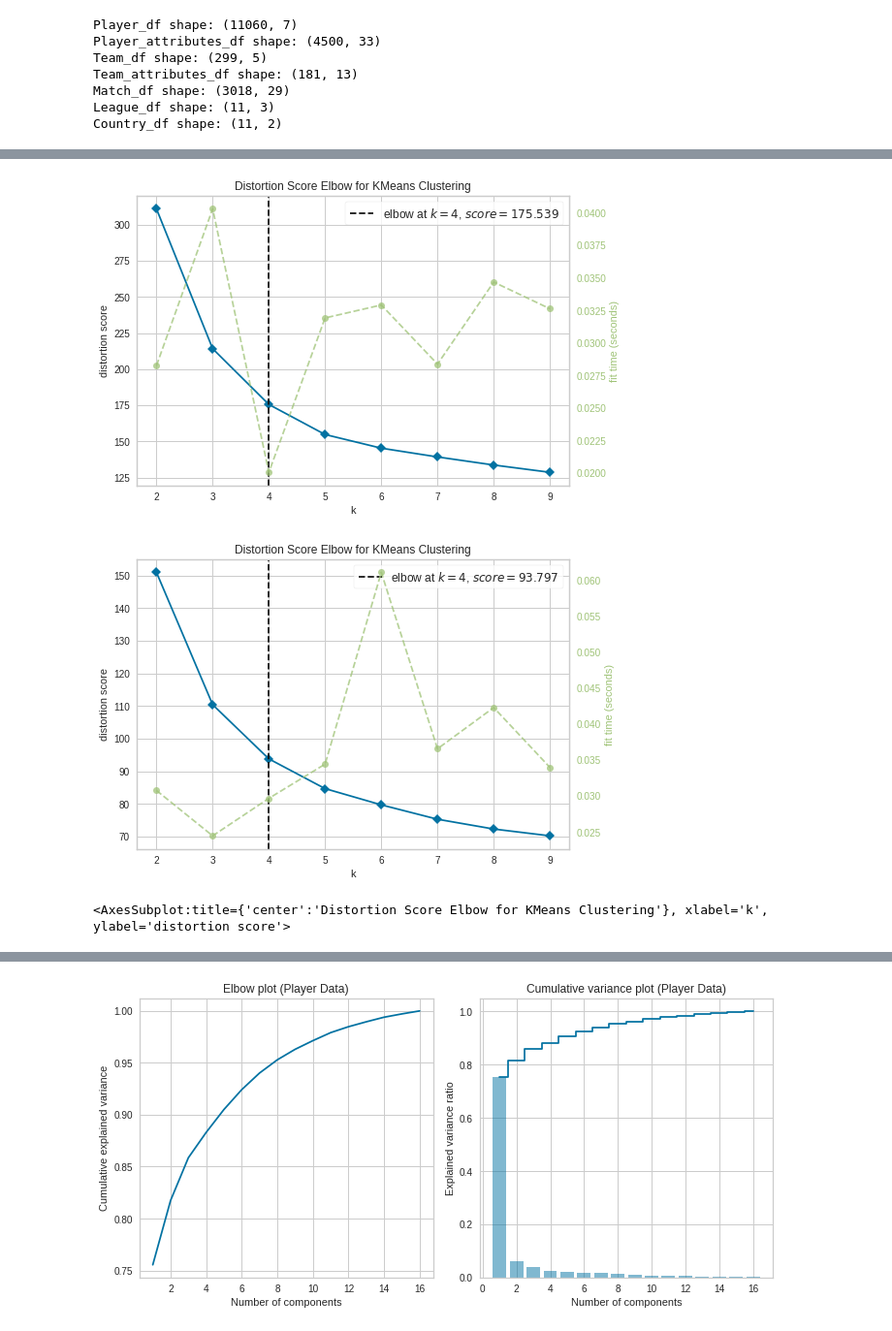
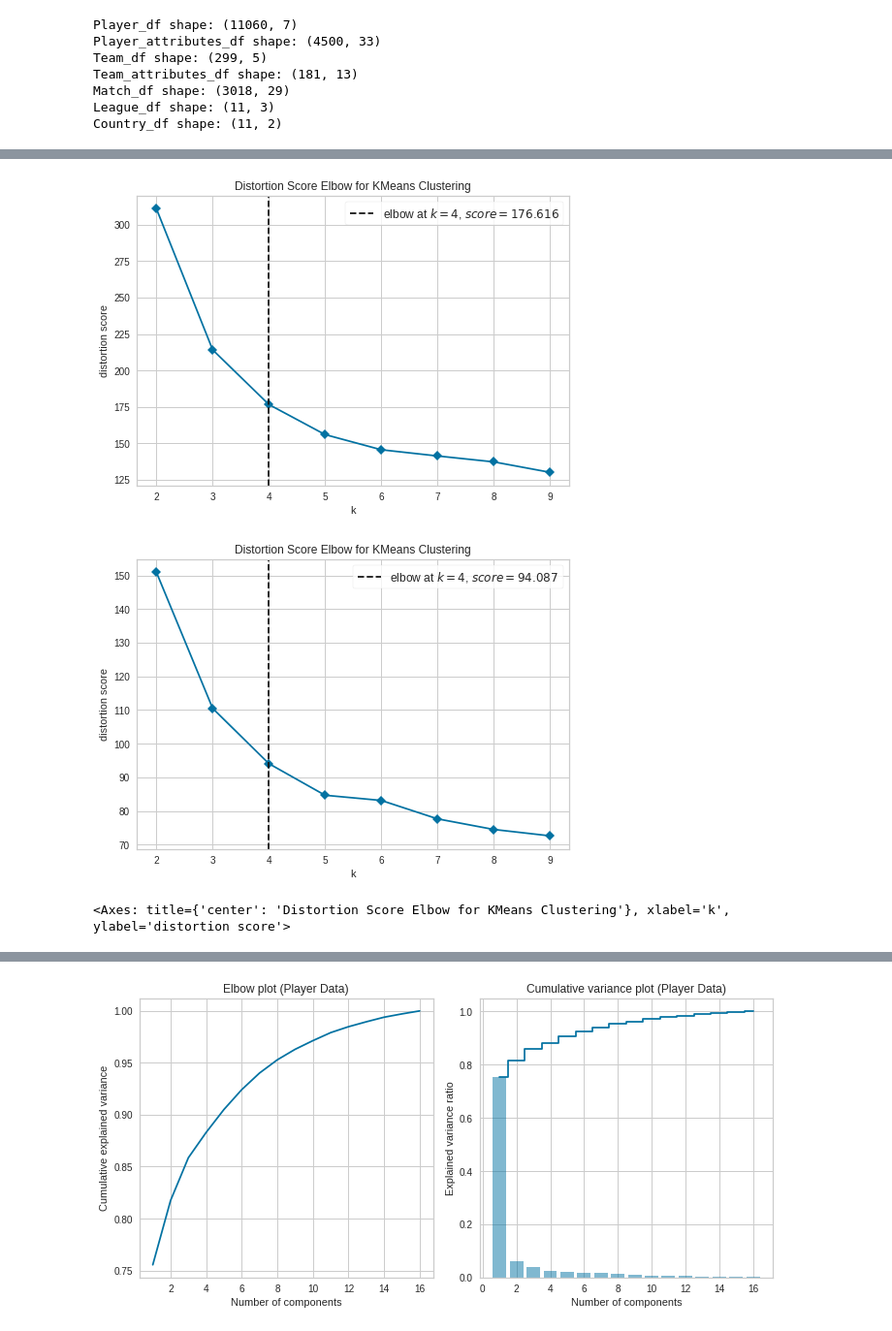
Before and after one commit to Danielpark1239/Spring_2023_IW, a Jupyter notebook: COS398_IW.ipynb, the cells around one changed output, grey strips where cells are left out. Shown: that part at 97% size. Cells and saved outputs as stored; diff of their text form; code cells hidden in the pictures.

```diff
--- a/COS398_IW.ipynb
+++ b/COS398_IW.ipynb
@@ -418,7 +419,7 @@ def construct_player_df(team_dict, player_attributes_df, labels):
       data[label] = colObj.mean()
       # data[label + '_stddev'] = colObj.std() # don't consider stddev of attributes
     df = pd.DataFrame(data, index=[team_api_id])
-    player_df = player_df.append(df)
+    player_df = pd.concat([player_df, df])
 
   return player_df
 
@@ -432,7 +433,7 @@ def construct_team_df(team_attributes_df, labels):
     for label in labels:
       data[label] = row[label]
     df = pd.DataFrame(data, index=[team_api_id])
-    team_df = team_df.append(df)
+    team_df = pd.concat([team_df, df])
 
   return team_df
 # %%
@@ -482,19 +505,19 @@ from yellowbrick.cluster import KElbowVisualizer
 # %%
 # Naive clustering and evaluation before and after heatmap feature selection (players)
 # Before
-km = KMeans(random_state=0)
-visualizer = KElbowVisualizer(km, k=(2,10))
+km = KMeans(random_state=0, n_init="auto")
+visualizer = KElbowVisualizer(km, k=(2,10), timings=False)
 visualizer.fit(player_df_before.values)
 visualizer.show()
 
 # After
-km = KMeans(random_state=0)
-visualizer = KElbowVisualizer(km, k=(2,10))
+km = KMeans(random_state=0, n_init="auto")
+visualizer = KElbowVisualizer(km, k=(2,10), timings=False)
 visualizer.fit(player_df_after.values)
 visualizer.show()
 # %% [output]
-[figure, old version]
+[figure, new version]
-[figure, old version]
+[figure, new version]
-<AxesSubplot:title={'center':'Distortion Score Elbow for KMeans Clustering'}, xlabel='k', ylabel='distortion score'>
+<Axes: title={'center': 'Distortion Score Elbow for KMeans Clustering'}, xlabel='k', ylabel='distortion score'>
 # %%
 # Naive clustering and evaluation before and after heatmap (teams)
```
Also changed, not shown: parts of 12 cells of this notebook.
